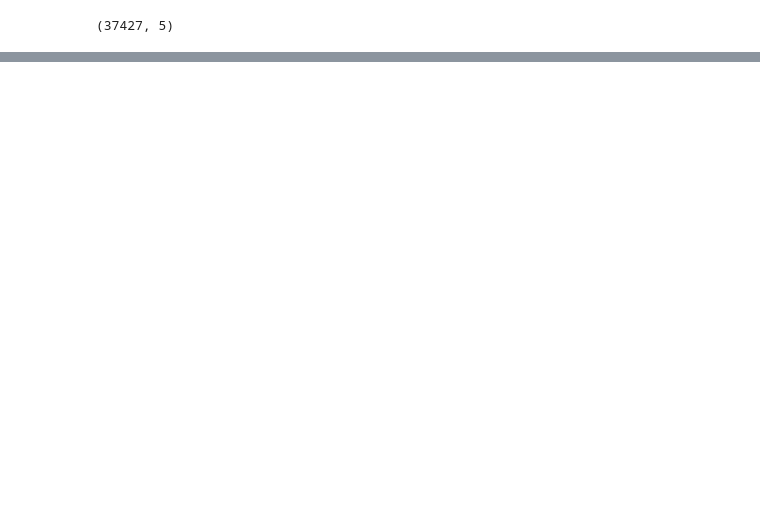
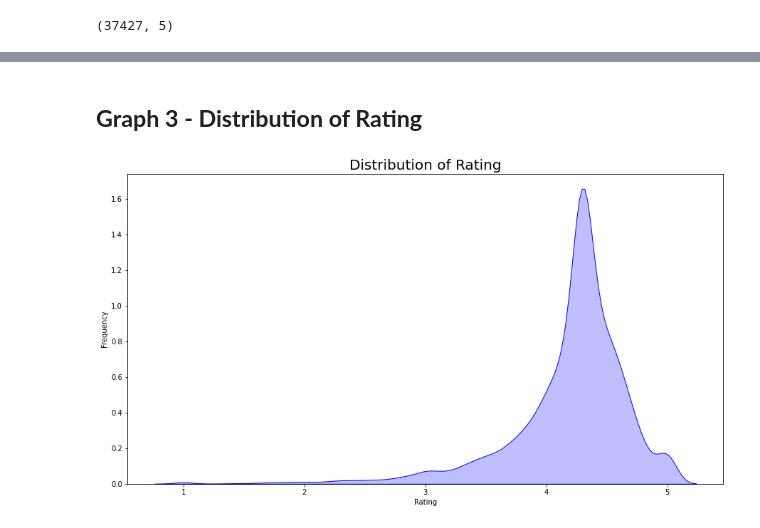
Before and after one commit to harkpun/Google-Play-Store-Analysis, a Jupyter notebook: Play_Store_Analysis.ipynb, the cells around one changed output, grey strips where cells are left out. Cells and saved outputs as stored; diff of their text form; code cells hidden in the pictures; blank space fills up the shorter version.

```diff
--- a/Play_Store_Analysis.ipynb
+++ b/Play_Store_Analysis.ipynb
@@ -502,0 +535,12 @@ ur_df.shape
+# %% [markdown]
+## **Graph 3 - Distribution of Rating**
+# %%
+plt.figure(figsize=(15,8))
+plt.title('Distribution of Rating', fontsize=20)
+plt.xlabel("Rating")
+plt.ylabel("Frequency")
+
+sns.kdeplot(ps_df.Rating, color="Blue", shade = True)
+plt.show()
+# %% [output]
+[figure, added]
```
Also changed, not shown: parts of 44 cells of this notebook.
